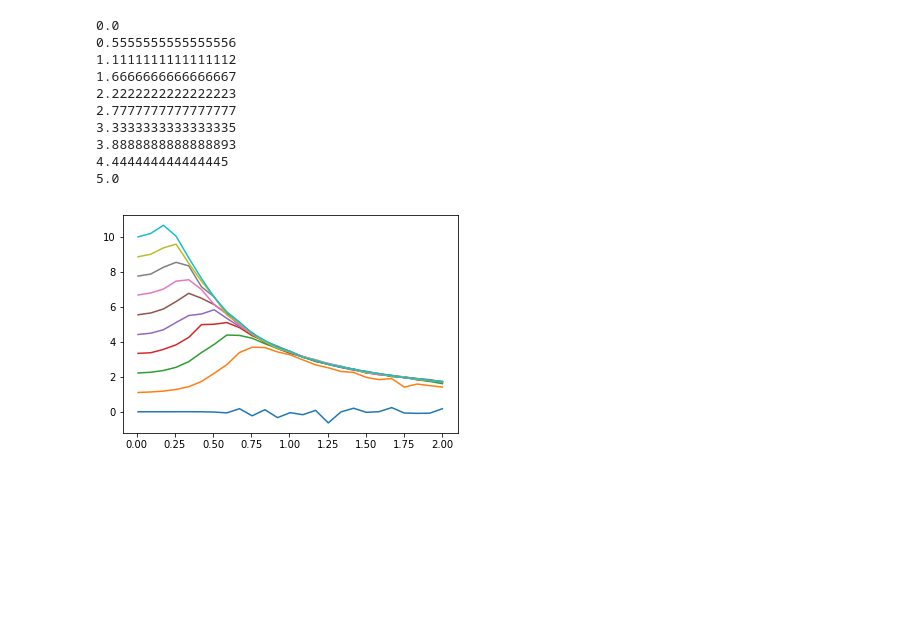
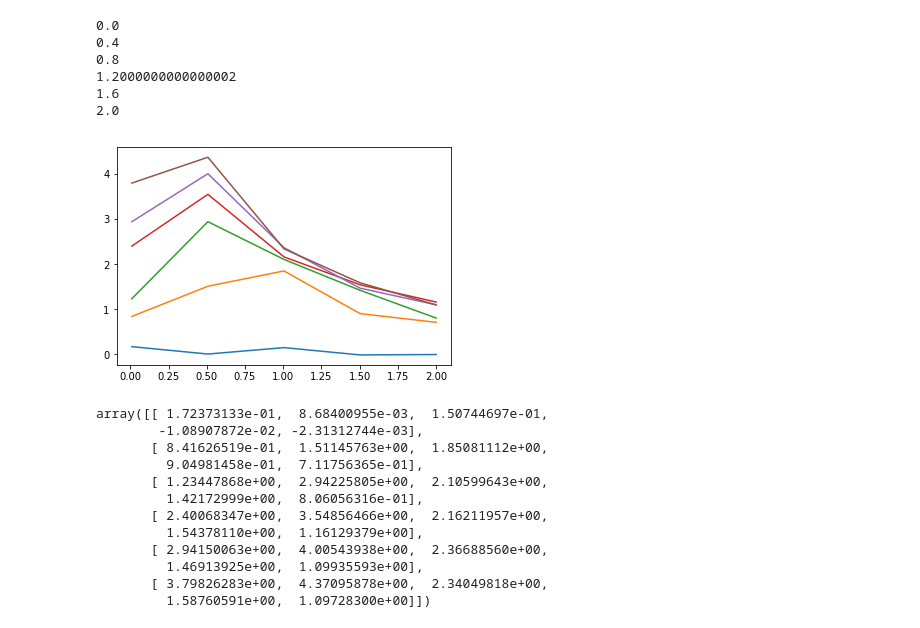
Before and after one commit to daniellengyel/new_adventure, a Jupyter notebook: notebooks/Untitled.ipynb, the cells around one changed output. Saved outputs shown, nothing was run; the diff lists cells and outputs as text; code cells hidden in the pictures; blank space fills up the shorter version.

```diff
--- a/notebooks/Untitled.ipynb
+++ b/notebooks/Untitled.ipynb
@@ -17,0 +139,6 @@ f = na.Functions.Quadratic(Q)
+# %%
+res = []
+for _ in range(100):
+    res.append(dfe.second_estimator(f, np.array([5]), cov, 0.5, N=5000, control_variate=False)[0][0])
+
+print(np.mean(res))
@@ -20,21 +149,21 @@ all_mse = []
 all_approx = []
 
 start_theta = 0
-end_theta = 5
-num_points = 10
+end_theta = 1
+num_points = 11
 
-N = 1000
+N = 10000
 for t in np.linspace(start_theta, end_theta, num_points):
     mse = []
     approxs = []
-    taus = np.linspace(0.01, 2, 25)
+    taus = np.linspace(0.01, 0.5, 10)
     theta_star = np.array([t])
     curr_hessian = f.f2(np.array([theta_star]))
     for tau in taus:
         curr_errs = []
         curr_approx = []
-        for _ in range(100):
-            approx = dfe.second_shift_estimator(f, theta_star, cov, tau, N=N, control_variate=False)
+        for _ in range(1):
+            approx = dfe.second_shift_estimator(f, theta_star, cov, tau, N=N, control_variate=True)
             approx = np.array([approx])
 #             print(approx)
             curr_approx.append(approx[0])
@@ -59,7 +186,7 @@ array([5.])
 for i, t in enumerate(np.linspace(start_theta, end_theta, num_points)):
     print(t)
     plt.plot(taus, all_mse[i])
-    plt.ylim(0, 20000)
-    plt.xlim(0, 2)
+    plt.ylim(0, 10)
+#     plt.xlim(0, 2)
 # %% [output]
 0.0
@@ -76,4 +203,10 @@ for i, t in enumerate(np.linspace(start_theta, end_theta, num_points)):
 # %%
 for i, t in enumerate(np.linspace(start_theta, end_theta, num_points)):
     print(t)
-    plt.plot(taus, all_approx[i])
+#     plt.ylim(0, 10)
+#     if t < 6 :
+#         continue
+    plt.plot(taus, all_approx[i], label=t)
+plt.legend(loc="right", title="x")
+plt.xlabel("tau")
+plt.ylabel("Estimated f''(x)")
@@ -139,16 +247,28 @@ costum(xs, weights)
 # %%
-for i, t in enumerate(np.linspace(0, 5, 10)):
+for i, t in enumerate(np.linspace(0, 2, 6)):
     print(t)
-    plt.plot(taus, all_approx[i])
+#     plt.ylim(0, 50)
+    plt.plot(taus, np.array(all_approx)[:, :, 0][i])
 # %% [output]
 0.0
-0.5555555555555556
-1.1111111111111112
-1.6666666666666667
-2.2222222222222223
-2.7777777777777777
-3.3333333333333335
-3.8888888888888893
-4.444444444444445
-5.0
+0.4
+0.8
+1.2000000000000002
+1.6
+2.0
-[figure, old version]
+[figure, new version]
+# %%
+np.array(all_approx)[:, :, 0]
+# %% [output]
+array([[ 1.72373133e-01,  8.68400955e-03,  1.50744697e-01,
+        -1.08907872e-02, -2.31312744e-03],
+       [ 8.41626519e-01,  1.51145763e+00,  1.85081112e+00,
+         9.04981458e-01,  7.11756365e-01],
+       [ 1.23447868e+00,  2.94225805e+00,  2.10599643e+00,
+         1.42172999e+00,  8.06056316e-01],
+       [ 2.40068347e+00,  3.54856466e+00,  2.16211957e+00,
+         1.54378110e+00,  1.16129379e+00],
+       [ 2.94150063e+00,  4.00543938e+00,  2.36688560e+00,
+         1.46913925e+00,  1.09935593e+00],
+       [ 3.79826283e+00,  4.37095878e+00,  2.34049818e+00,
+         1.58760591e+00,  1.09728300e+00]])
```
Also changed, not shown: parts of 32 cells of this notebook, 20 other files.
